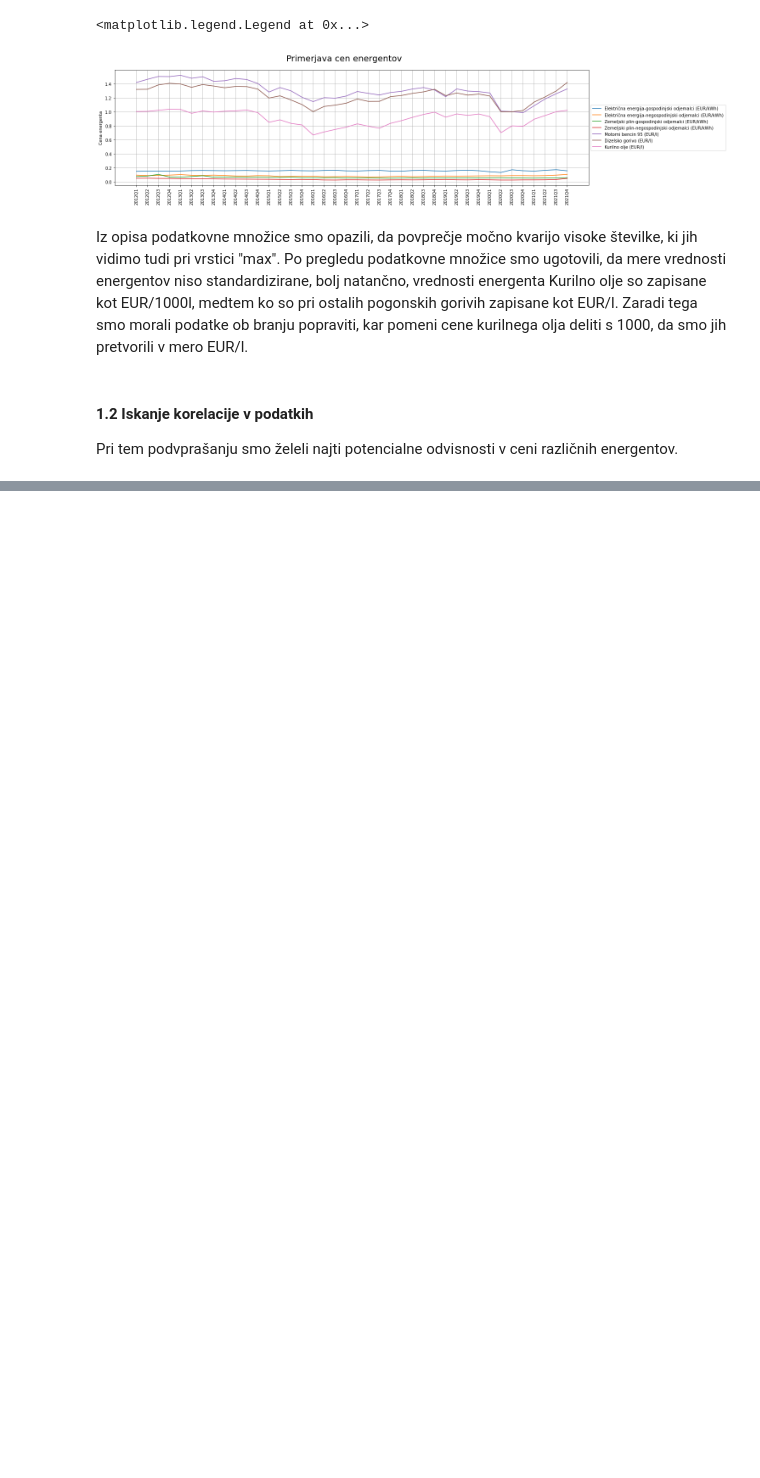
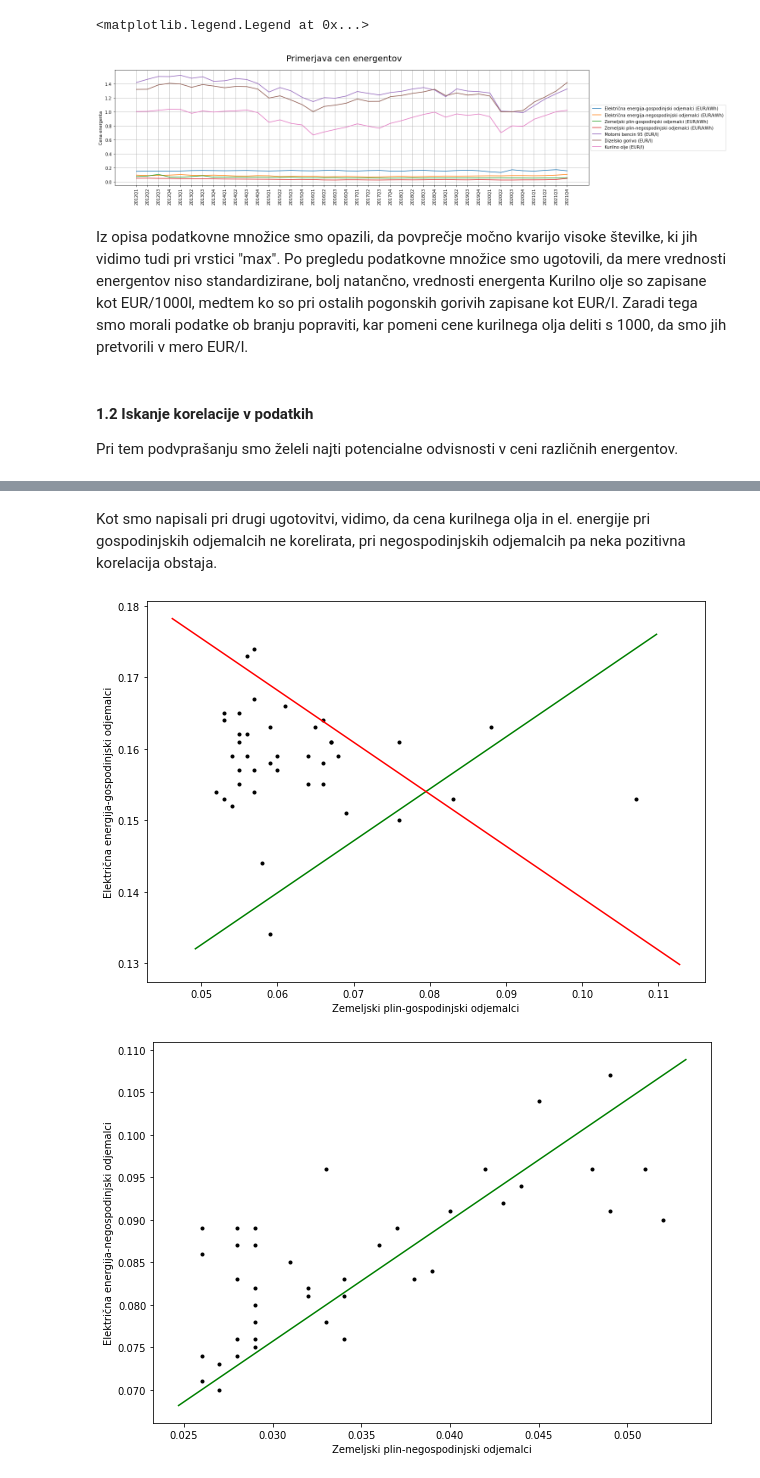
Before and after one commit to cugalord/PR21_NVZ-LS-BK-NZ, a Jupyter notebook: src/fuel_correlation.ipynb, the cells around one changed output, grey strips where cells are left out. Cells and saved outputs as stored; diff of their text form; code cells hidden in the pictures; blank space fills up the shorter version.

```diff
--- a/src/fuel_correlation.ipynb
+++ b/src/fuel_correlation.ipynb
@@ -121,0 +143,13 @@ mu.plot_scatter_dynamic(eits['Električna energija-gospodinjski odjemalci (EUR/k
+# %% [markdown]
+Kot smo napisali pri drugi ugotovitvi, vidimo, da cena kurilnega olja in el. energije pri gospodinjskih odjemalcih ne korelirata, pri negospodinjskih odjemalcih pa neka pozitivna korelacija obstaja.
+# %%
+# Plotting of third finding.
+mu.plot_scatter_dynamic(eits['Zemeljski plin-gospodinjski odjemalci (EUR/kWh)'], \
+    eits['Električna energija-gospodinjski odjemalci (EUR/kWh)'], \
+        labels=['Zemeljski plin-gospodinjski odjemalci', 'Električna energija-gospodinjski odjemalci'])
+mu.plot_scatter_dynamic(eits['Zemeljski plin-negospodinjski odjemalci (EUR/kWh)'], \
+    eits['Električna energija-negospodinjski odjemalci (EUR/kWh)'], \
+        labels=['Zemeljski plin-negospodinjski odjemalci', 'Električna energija-negospodinjski odjemalci'])
+# %% [output]
+[figure, added]
+[figure, added]
```
Also changed, not shown: parts of 10 cells of this notebook, 1 other file.
